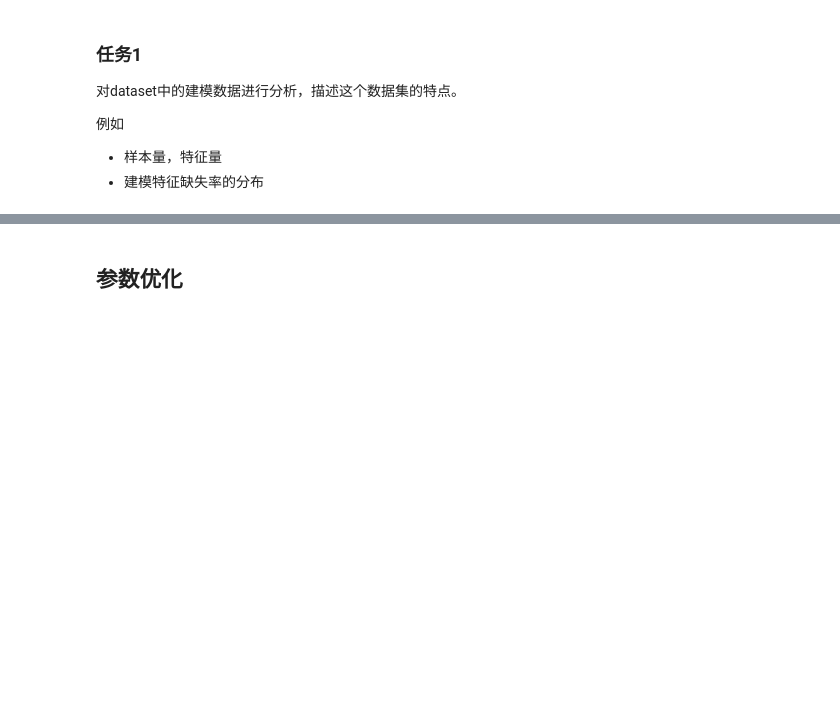
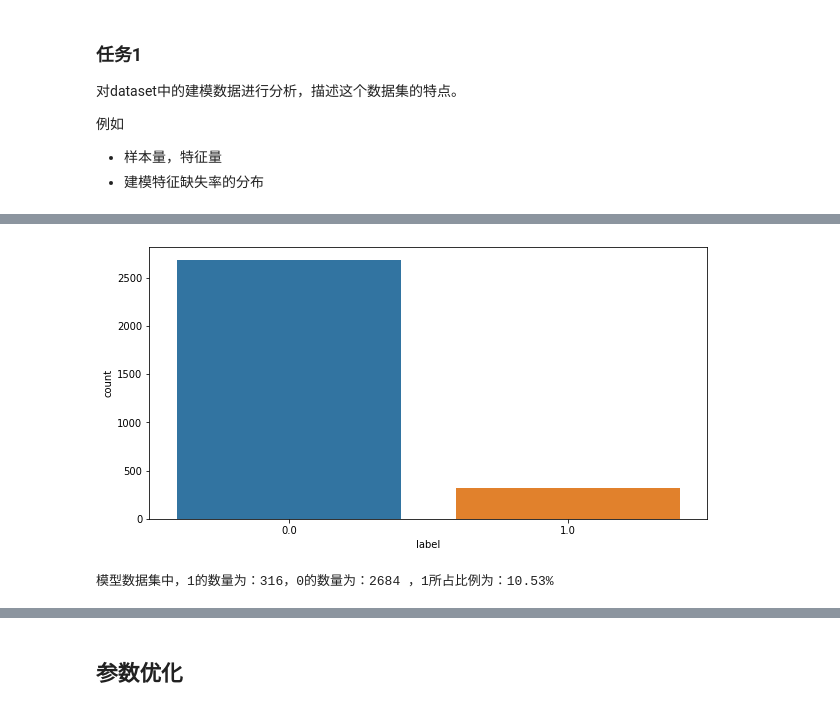
Before and after one commit to houyushan/sklearn, a Jupyter notebook: sklearn机器学习.ipynb, the cells around one changed output, grey strips where cells are left out. Saved outputs shown, nothing was run; the diff lists cells and outputs as text; code cells hidden in the pictures; blank space fills up the shorter version.

```diff
--- a/sklearn机器学习.ipynb
+++ b/sklearn机器学习.ipynb
@@ -224,0 +95,18 @@ Series(y_pred).to_csv('xgboost.csv')
+# %%
+# 筛选出特征
+new_variable = ['f_0208' ,'f_0209' ,'f_0211' ,'f_0216', 'f_0284' ,'f_0326' ,'f_0344', 'f_0998', 'f_1016', 'f_1772' ,'f_1796', 'f_1814', 'f_2778', 'f_2796', 'f_2922', 'label']
+new_model_data1 = new_model_data1[new_variable]
+
+## 查看样本标签分布
+#创建子图及间隔设置
+f,ax = plt.subplots(figsize=(10,5))
+sns.countplot('label',data=new_model_data1)
+plt.show()
+num_1 = new_model_data1['label'].sum()
+num_0 = new_model_data1['label'].count()-new_model_data1['label'].sum()
+print('模型数据集中，1的数量为：%i，0的数量为：%i ，1所占比例为：%.2f%%' % (num_1,num_0,(num_1/new_model_data1['label'].count())*100))
+
+# 样本标签不平衡，后面需要做平衡
+# %% [output]
+[figure, added]
+模型数据集中，1的数量为：316，0的数量为：2684 ，1所占比例为：10.53%
```
Also changed, not shown: parts of 28 cells of this notebook, 6 other files.
